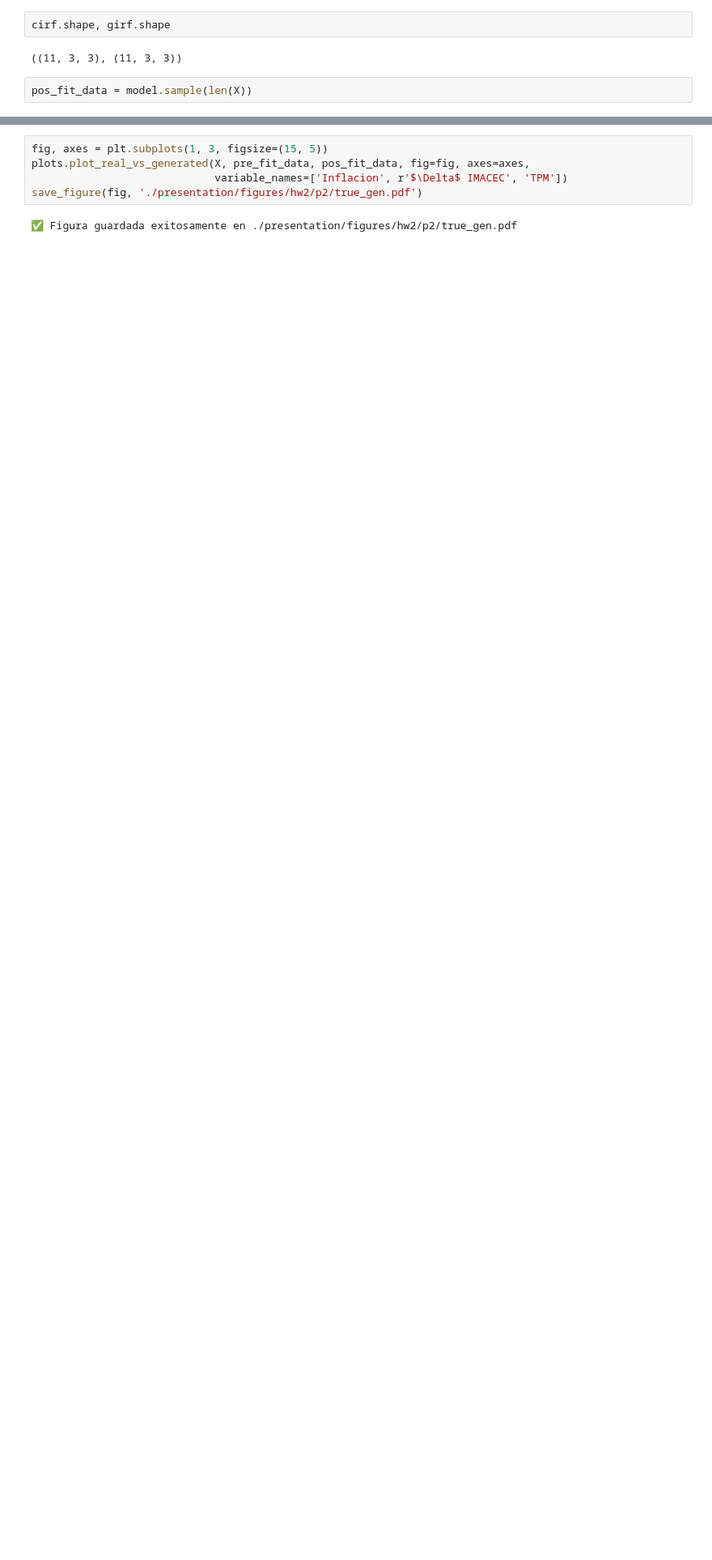
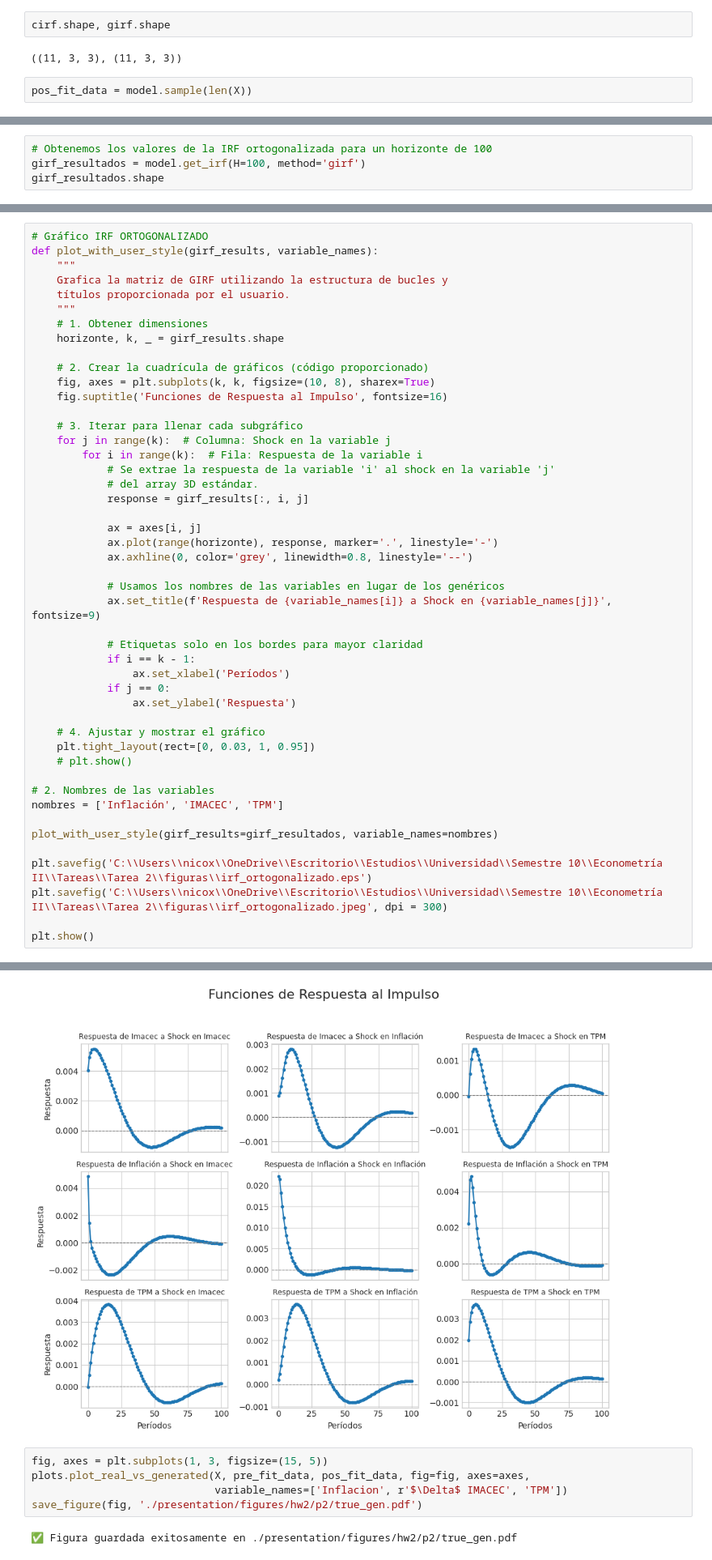
Before and after one commit to ensta630team/HW2, a Jupyter notebook: presentation/notebooks/hw_2/problema_1.ipynb, the cells around one changed output, grey strips where cells are left out. Shown at 81% size. Drawn from its saved outputs; the diff is of its cells as text; blank space fills up the shorter version.

```diff
--- a/presentation/notebooks/hw_2/problema_1.ipynb
+++ b/presentation/notebooks/hw_2/problema_1.ipynb
@@ -101,0 +159,4 @@ pos_fit_data = model.sample(len(X))
+# %%
+# Obtenemos los valores de la IRF ortogonalizada para un horizonte de 100
+girf_resultados = model.get_irf(H=100, method='girf')
+girf_resultados.shape
@@ -101,0 +165,48 @@ pos_fit_data = model.sample(len(X))
+# %%
+# Gráfico IRF ORTOGONALIZADO
+def plot_with_user_style(girf_results, variable_names):
+    """
+    Grafica la matriz de GIRF utilizando la estructura de bucles y
+    títulos proporcionada por el usuario.
+    """
+    # 1. Obtener dimensiones
+    horizonte, k, _ = girf_results.shape
+
+    # 2. Crear la cuadrícula de gráficos (código proporcionado)
+    fig, axes = plt.subplots(k, k, figsize=(10, 8), sharex=True)
+    fig.suptitle('Funciones de Respuesta al Impulso', fontsize=16)
+
+    # 3. Iterar para llenar cada subgráfico
+    for j in range(k):  # Columna: Shock en la variable j
+        for i in range(k):  # Fila: Respuesta de la variable i
+            # Se extrae la respuesta de la variable 'i' al shock en la variable 'j'
+            # del array 3D estándar.
+            response = girf_results[:, i, j]
+
+            ax = axes[i, j]
+            ax.plot(range(horizonte), response, marker='.', linestyle='-')
+            ax.axhline(0, color='grey', linewidth=0.8, linestyle='--')
+
+            # Usamos los nombres de las variables en lugar de los genéricos
+            ax.set_title(f'Respuesta de {variable_names[i]} a Shock en {variable_names[j]}', fontsize=9)
+
+            # Etiquetas solo en los bordes para mayor claridad
+            if i == k - 1:
+                ax.set_xlabel('Períodos')
+            if j == 0:
+                ax.set_ylabel('Respuesta')
+
+    # 4. Ajustar y mostrar el gráfico
+    plt.tight_layout(rect=[0, 0.03, 1, 0.95])
+    # plt.show()
+
+# 2. Nombres de las variables
+nombres = ['Inflación', 'IMACEC', 'TPM']
+
+plot_with_user_style(girf_results=girf_resultados, variable_names=nombres)
+
+plt.savefig('C:\\Users\\nicox\\OneDrive\\Escritorio\\Estudios\\Universidad\\Semestre 10\\Econometría II\\Tareas\\Tarea 2\\figuras\\irf_ortogonalizado.eps')
+plt.savefig('C:\\Users\\nicox\\OneDrive\\Escritorio\\Estudios\\Universidad\\Semestre 10\\Econometría II\\Tareas\\Tarea 2\\figuras\\irf_ortogonalizado.jpeg', dpi = 300)
+
+plt.show()
+# %% [output]
@@ -102,3 +230,4 @@ pos_fit_data = model.sample(len(X))
+[figure, added]
 # %%
 fig, axes = plt.subplots(1, 3, figsize=(15, 5))
 plots.plot_real_vs_generated(X, pre_fit_data, pos_fit_data, fig=fig, axes=axes,
```
Also changed, not shown: parts of 8 cells of this notebook.
